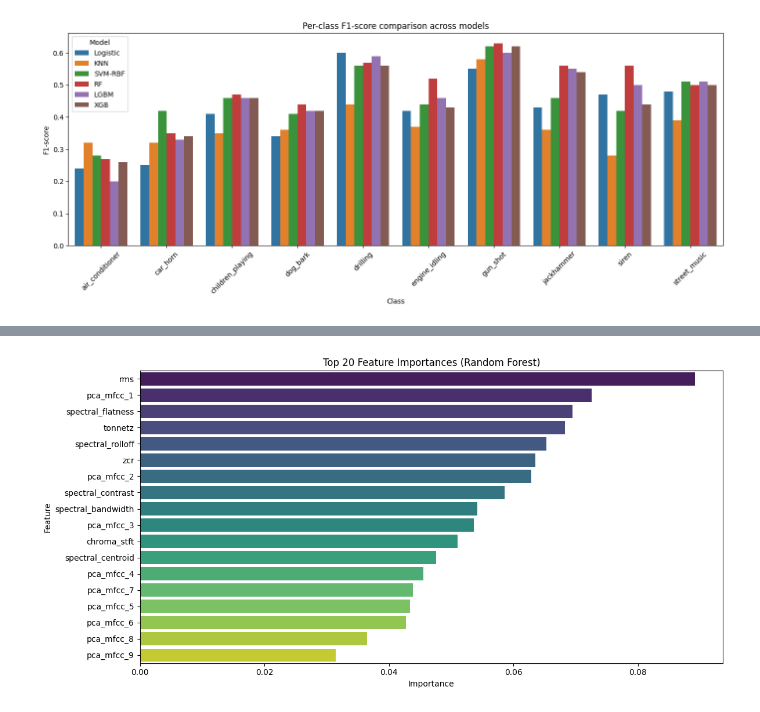
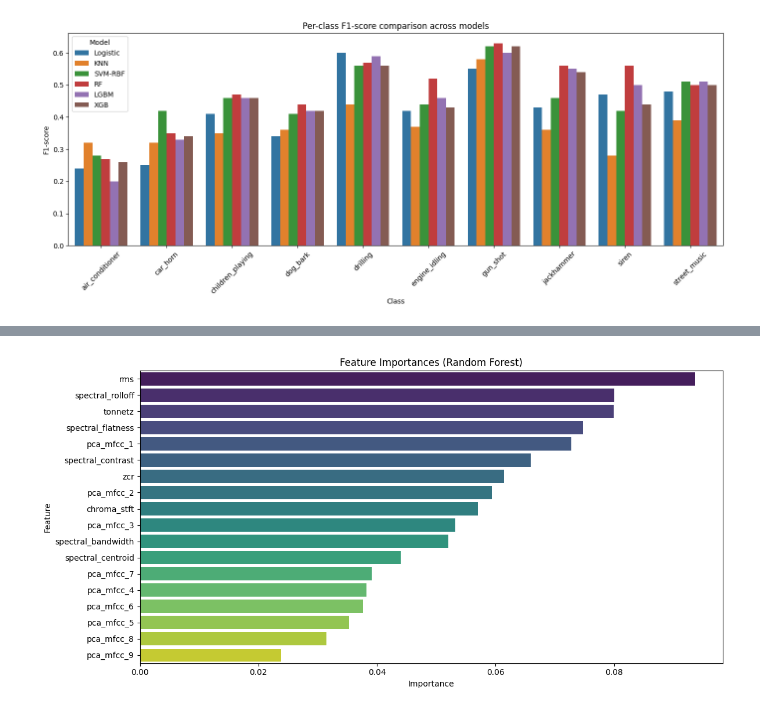
Before and after one commit to omei-Lab/UrbanSound8k-with-ML, a Jupyter notebook: src/models_training.ipynb, the cells around one changed output, grey strips where cells are left out. Drawn from its saved outputs; the diff is of its cells as text; code cells hidden in the pictures.

Commit message:
Model Training (Tuned RF)

```diff
--- a/src/models_training.ipynb
+++ b/src/models_training.ipynb
@@ -301,0 +360,3 @@ plt.show()
+# %%
+rf = RandomForestClassifier(n_estimators=700, max_depth=50, min_samples_leaf=3, min_samples_split=14, class_weight='balanced', max_features='sqrt', random_state=42, n_jobs=-1)
+train_with_10fold(rf, 'Random Forest')
@@ -302,19 +394,19 @@ plt.show()
 # %%
-data = pd.read_csv('../data/pca/fold0.csv')
+data = pd.read_csv('../data/pca/fold5.csv')
 X = data.drop(['label'], axis=1)
 
 # 假設你已經訓練過 rf_model，並且 X 是 DataFrame
 importances = rf.feature_importances_
 feature_names = X.columns
 
 # 排序後畫圖
 feat_imp_df = pd.DataFrame({'Feature': feature_names, 'Importance': importances})
 feat_imp_df = feat_imp_df.sort_values(by='Importance', ascending=False)
 
 plt.figure(figsize=(12, 6))
-sns.barplot(data=feat_imp_df.head(20), x='Importance', y='Feature', palette='viridis', hue='Feature', legend=False)
-plt.title("Top 20 Feature Importances (Random Forest)")
+sns.barplot(data=feat_imp_df, x='Importance', y='Feature', palette='viridis', hue='Feature', legend=False)
+plt.title("Feature Importances (Random Forest)")
 plt.tight_layout()
 plt.show()
 # %% [output]
-[figure, old version]
+[figure, new version]
```
Also changed, not shown: parts of 6 cells of this notebook, 1 other file.
